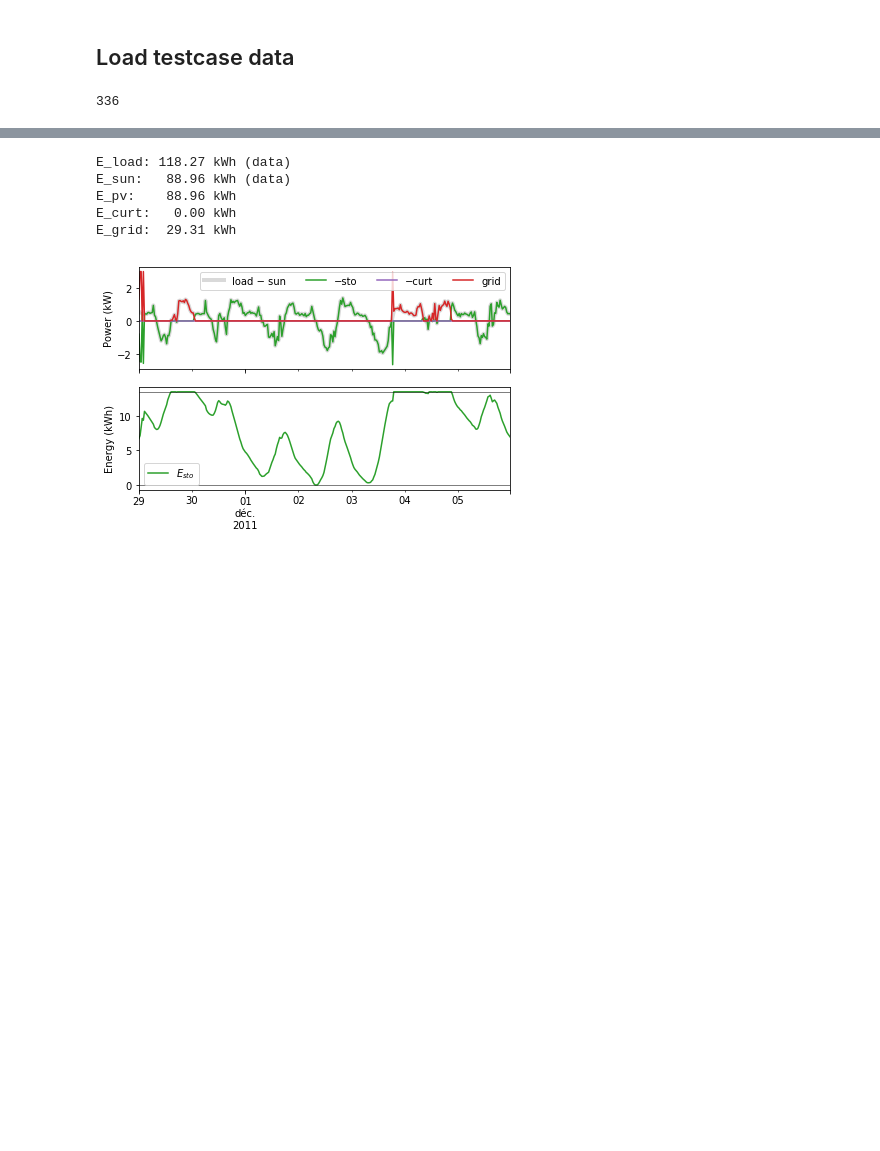
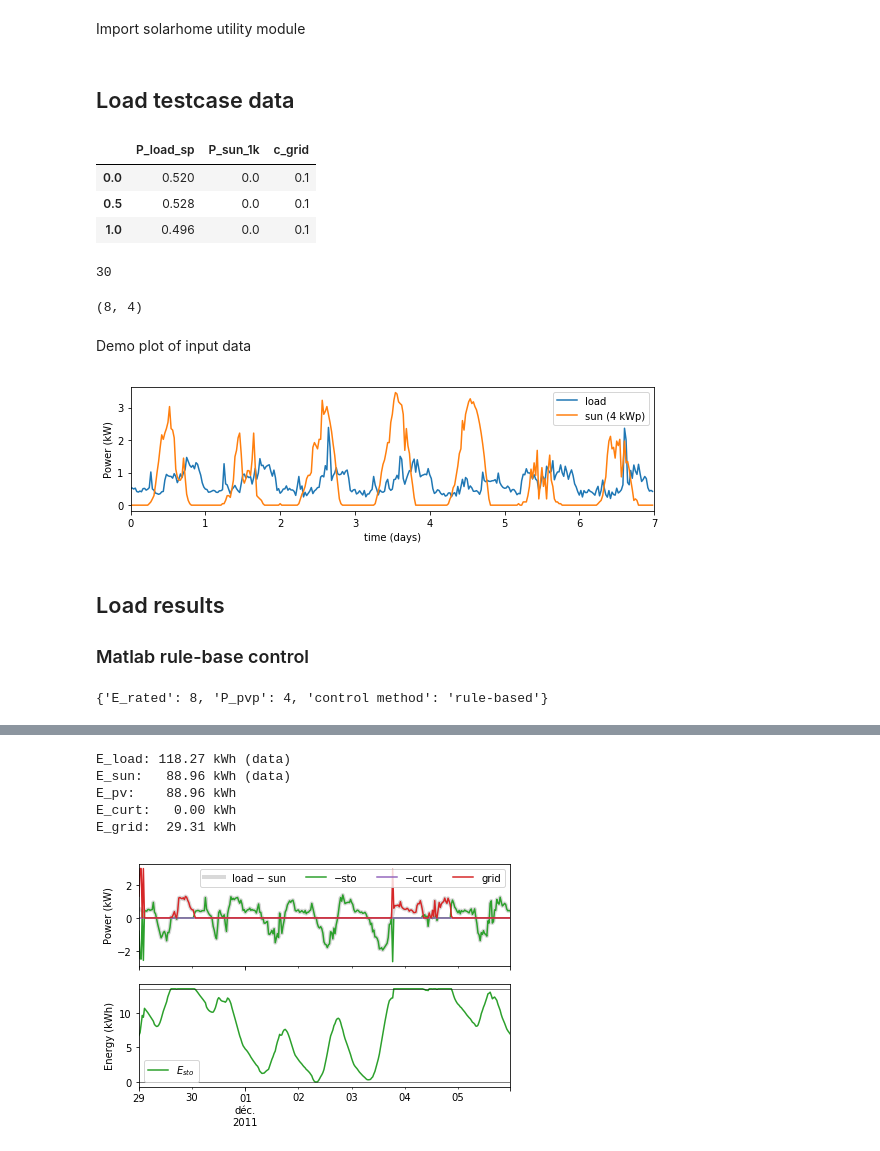
Before and after one commit to pierre-haessig/solarhome-control-bench, a Jupyter notebook: comparison/Comparison.ipynb, the cells around one changed output, grey strips where cells are left out. Saved outputs shown, nothing was run; the diff lists cells and outputs as text; code cells hidden in the pictures; blank space fills up the shorter version.

```diff
--- a/comparison/Comparison.ipynb
+++ b/comparison/Comparison.ipynb
@@ -8,3 +8,5 @@ import pandas as pd
 import matplotlib.pyplot as plt
 # %%
 %matplotlib inline
+# %% [markdown]
+Import solarhome utility module
@@ -17,11 +25,49 @@ P_grid_max = 3 # kW
-# %%
-df = pd.read_csv('data/data_2011-2012.csv', index_col=0, parse_dates=True)
-r_first = 7250;
-r_last = 7585;
-
-# slice test week
-df = df['2011-11-29':'2011-12-05']
-n = len(df)
-n
-# %% [output]
-336
+# %%
+params, data = load_data()
+data.head(3)
+# %% [output]
+|  | P_load_sp | P_sun_1k | c_grid |
+| 0.0 | 0.520 | 0.0 | 0.1 |
+| 0.5 | 0.528 | 0.0 | 0.1 |
+| 1.0 | 0.496 | 0.0 | 0.1 |
+# %%
+n = len(data)
+ndays = n//48 # days
+ndays
+# %% [output]
+30
+# %%
+E_rated = params['E_rated'] # kWh
+P_pvp = params['P_pvp'] # kW
+E_rated, P_pvp
+# %% [output]
+(8, 4)
+# %%
+P_load = data.P_load_sp
+P_sun = data.P_sun_1k*P_pvp;
+
+t = data.index
+dt = t[1] - t[0]
+td = t/24 #days
+# %% [markdown]
+Demo plot of input data
+# %%
+fig, ax = plt.subplots(1,1, figsize=(8,2.5))
+z = slice(0, 7*48)
+ax.plot(td[z], P_load.iloc[z], label='load')
+ax.plot(td[z], P_sun.iloc[z], label='sun ({} kWp)'.format(P_pvp))
+ax.legend()
+
+ax.set(
+    xlim = (0,7),
+    xlabel = 'time (days)',
+    ylabel = 'Power (kW)'
+)
+fig.tight_layout()
+fig.savefig('data_week_2011-11-29.pdf', bbox_inches='tight')
+# %% [output]
+[figure, added]
+# %% [markdown]
+## Load results
+
+### Matlab rule-base control
@@ -27,0 +76,4 @@ n
+# %%
+meta
+# %% [output]
+{'E_rated': 8, 'P_pvp': 4, 'control method': 'rule-based'}
```
Also changed, not shown: parts of 15 cells of this notebook, 6 other files.
